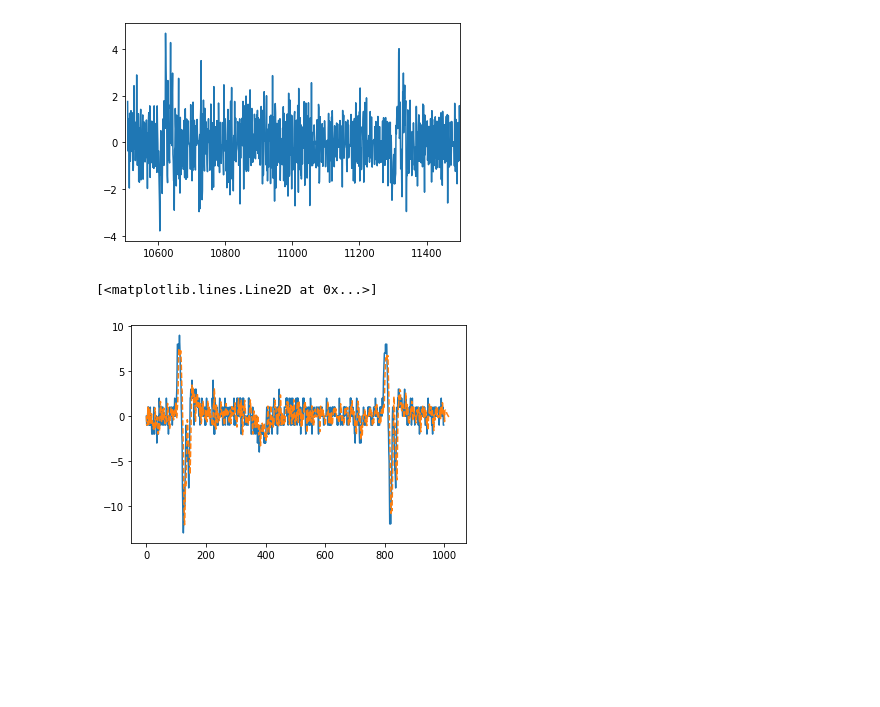
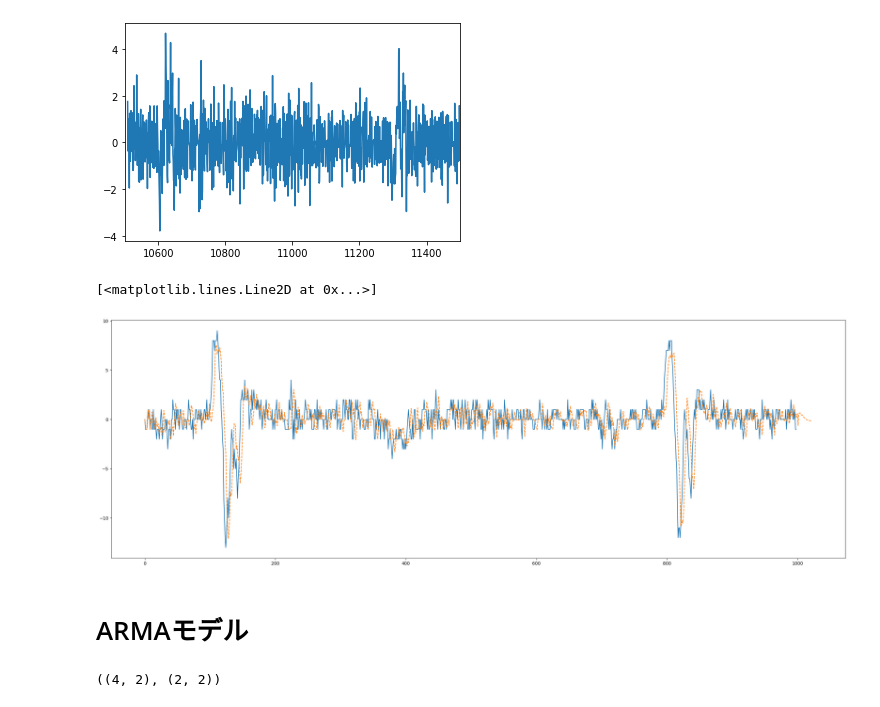
Before and after one commit to KessaPassa/master_study, a Jupyter notebook: 2章_自己回帰モデル.ipynb, the cells around one changed output. Saved outputs shown, nothing was run; the diff lists cells and outputs as text; code cells hidden in the pictures; blank space fills up the shorter version.

```diff
--- a/2章_自己回帰モデル.ipynb
+++ b/2章_自己回帰モデル.ipynb
@@ -157,16 +161,19 @@ tsaplots.plot_pacf(res11, lags=40)
 <matplotlib.axes._subplots.AxesSubplot at 0x...>
 [figure]
 # %%
+plt.figure(figsize=(30, 10), dpi=100)
 # 将来予測
 # 原系列の表示
 plt.plot(df_target.diff().dropna().values, label="observation")
 # 1時点から11時点の原系列、モデルの当てはめに使用したデータ、
 # AR(11)モデルによる推定値を連結した結果の表示
 # np.hstack()はnp.concatenate()でもよい
 plt.plot(np.hstack((y_diff[:11],
                     results11.fittedvalues,
                     results11.predict(98-11, 107, dynamic=True))),
     '--', label="forecast")
 # %% [output]
 [<matplotlib.lines.Line2D at 0x...>]
-[figure, old version]
+[figure, new version]
+# %% [markdown]
+# ARMAモデル
@@ -172,0 +182,7 @@ plt.plot(np.hstack((y_diff[:11],
+# %%
+# 次数選択の指標にAICとBICを選択
+info_criteria = stattools.arma_order_select_ic(y_diff, ic=['aic', 'bic'])
+# AICとBICが最小になる次数をそれぞれ表示
+info_criteria.aic_min_order, info_criteria.bic_min_order
+# %% [output]
+((4, 2), (2, 2))
```
Also changed, not shown: parts of 36 cells of this notebook, 2 other files.
